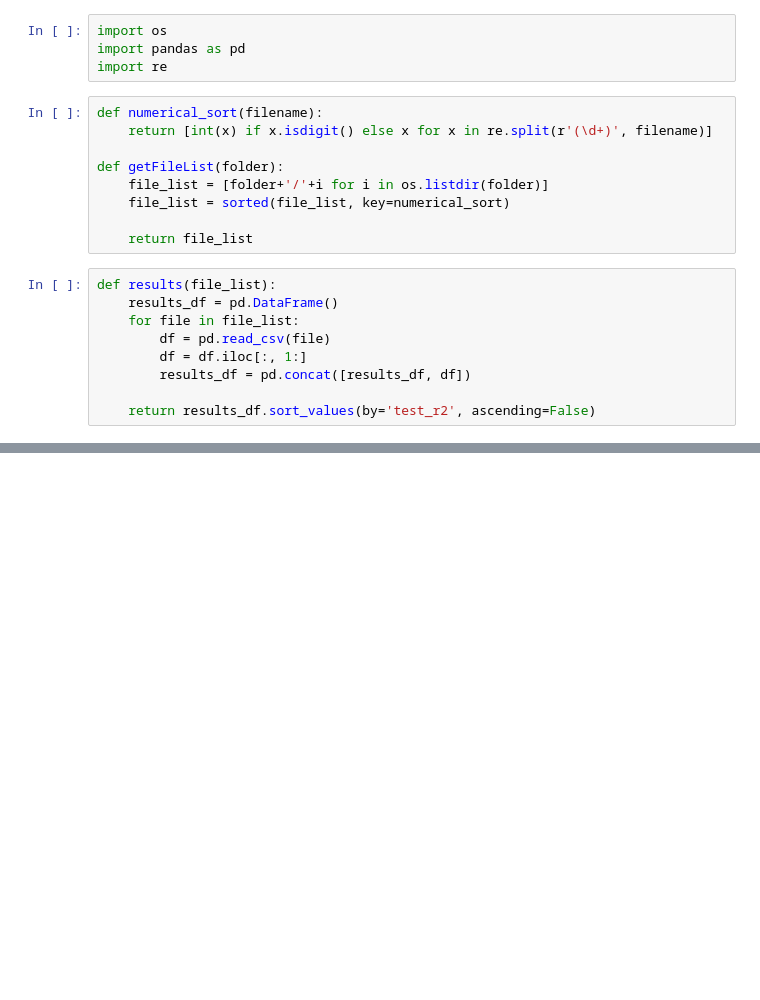
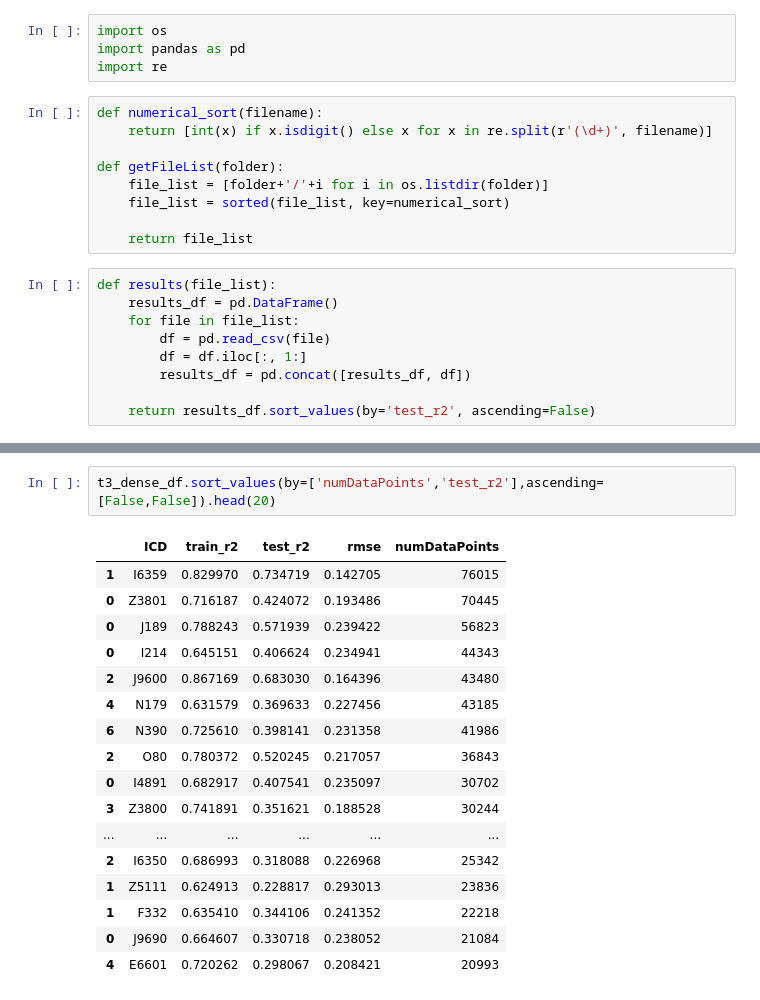
Before and after one commit to mi3nts/environmentalSocialHealth, a Jupyter notebook: notebooks/interpretResults.ipynb, the cells around one changed output, grey strips where cells are left out. Cells and saved outputs as stored; diff of their text form; blank space fills up the shorter version.

```diff
--- a/notebooks/interpretResults.ipynb
+++ b/notebooks/interpretResults.ipynb
@@ -44,0 +82,20 @@ t3_dense_df.head(20)
+# %%
+t3_dense_df.sort_values(by=['numDataPoints','test_r2'],ascending=[False,False]).head(20)
+# %% [output]
+|  | ICD | train_r2 | test_r2 | rmse | numDataPoints |
+| 1 | I6359 | 0.829970 | 0.734719 | 0.142705 | 76015 |
+| 0 | Z3801 | 0.716187 | 0.424072 | 0.193486 | 70445 |
+| 0 | J189 | 0.788243 | 0.571939 | 0.239422 | 56823 |
+| 0 | I214 | 0.645151 | 0.406624 | 0.234941 | 44343 |
+| 2 | J9600 | 0.867169 | 0.683030 | 0.164396 | 43480 |
+| 4 | N179 | 0.631579 | 0.369633 | 0.227456 | 43185 |
+| 6 | N390 | 0.725610 | 0.398141 | 0.231358 | 41986 |
+| 2 | O80 | 0.780372 | 0.520245 | 0.217057 | 36843 |
+| 0 | I4891 | 0.682917 | 0.407541 | 0.235097 | 30702 |
+| 3 | Z3800 | 0.741891 | 0.351621 | 0.188528 | 30244 |
+| ... | ... | ... | ... | ... | ... |
+| 2 | I6350 | 0.686993 | 0.318088 | 0.226968 | 25342 |
+| 1 | Z5111 | 0.624913 | 0.228817 | 0.293013 | 23836 |
+| 1 | F332 | 0.635410 | 0.344106 | 0.241352 | 22218 |
+| 0 | J9690 | 0.664607 | 0.330718 | 0.238052 | 21084 |
+| 4 | E6601 | 0.720262 | 0.298067 | 0.208421 | 20993 |
```
Also changed, not shown: parts of 3 cells of this notebook, 3 other files.
